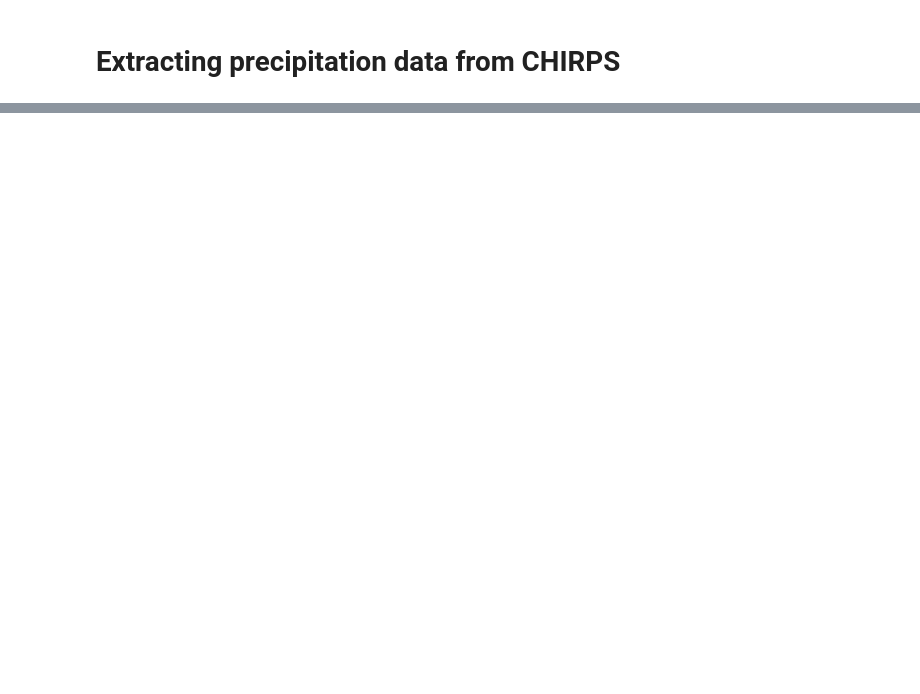
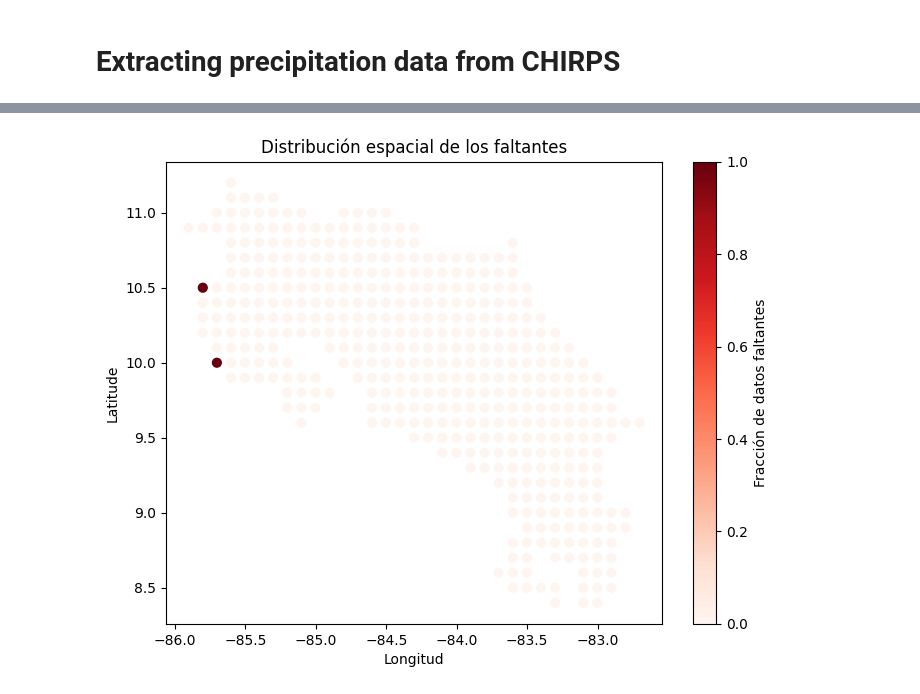
Before and after one commit to artisticlimon/dengue-model, a Jupyter notebook: extraction/extract_chirps.ipynb, the cells around one changed output, grey strips where cells are left out. Drawn from its saved outputs; the diff is of its cells as text; code cells hidden in the pictures; blank space fills up the shorter version.

```diff
--- a/extraction/extract_chirps.ipynb
+++ b/extraction/extract_chirps.ipynb
@@ -73,3 +72,15 @@ precip = chirps["precip"].sel(
+# %%
+nan_fraction = precip.isnull().mean("time")
+
+plt.figure(figsize=(8, 6))
+plt.scatter(points.lon, points.lat, c=nan_fraction, cmap="Reds", s=40)
+plt.colorbar(label="Fracción de datos faltantes")
+plt.xlabel("Longitud")
+plt.ylabel("Latitude")
+plt.title("Distribución espacial de los faltantes")
+plt.show()
+# %% [output]
+[figure, added]
 # %%
 weekly = precip.resample(time="1W")
 
```
Also changed, not shown: parts of 5 cells of this notebook.
